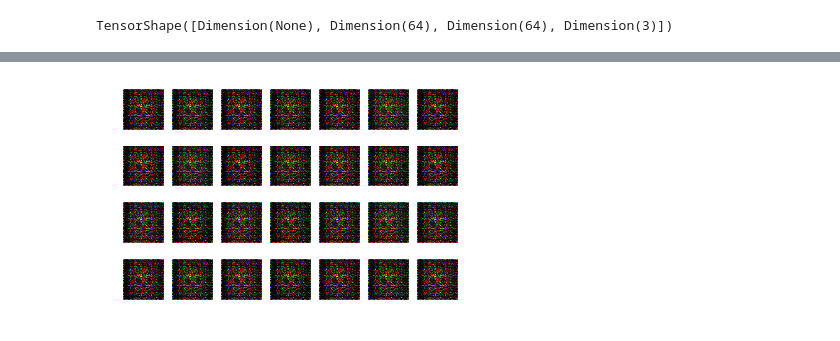
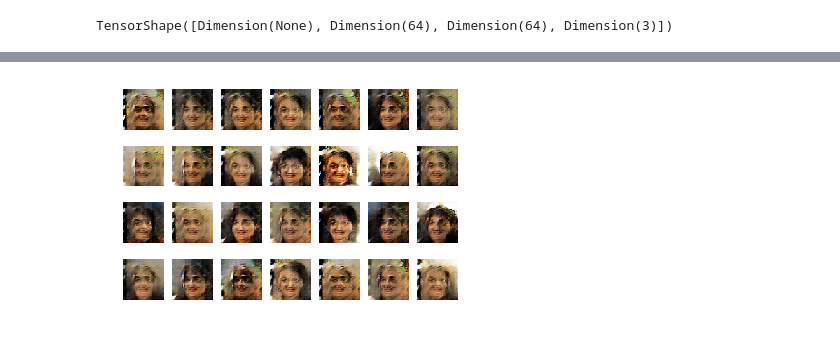
Before and after one commit to danmar3/AssociativeGAN, a Jupyter notebook: notebooks/dcgan.ipynb, the cells around one changed output, grey strips where cells are left out. Drawn from its saved outputs; the diff is of its cells as text; code cells hidden in the pictures.

Commit message:
added a folder for models. added msg projection. dcgan celeb seems to be working.

```diff
--- a/notebooks/dcgan.ipynb
+++ b/notebooks/dcgan.ipynb
@@ -28,18 +28,18 @@ input_shape
 [None, 64, 64, 3]
 # %%
 model = acgan.model.DCGAN(
-    embedding_size=100,
+    embedding_size=256,
     generator={'init_shape':(4, 4, 256),
                'units': [1024, 512, 256, 128, 3],
                'kernels': [(3, 3), (3, 3), (4, 4), (4, 4), (4, 4)],
                'strides': [(1, 1), (2, 2), (2, 2), (2, 2), (2, 2)],
                'padding': ['same', 'same', 'same', 'same', 'same']},
-    discriminator={'units':[64, 128, 256, 512],
+    discriminator={'units':[128, 256, 512, 1024],
                    'kernels':4,
                    'strides':2,
-                   'dropout':0.05}
+                   'dropout':None}
 )
-model.noise_rate.init(rate=0.001)
+# model.noise_rate.init(rate=0.001)
 # %%
 model.generator.compute_output_shape(input_shape = [None, 100])
 # %% [output]
@@ -48,7 +48,7 @@ TensorShape([Dimension(None), Dimension(64), Dimension(64), Dimension(3)])
 iter = dataset.make_one_shot_iterator()
 xreal = iter.get_next()
 
-gen = model.generator_trainer(BATCH_SIZE, learning_rate=0.0001)
+gen = model.generator_trainer(BATCH_SIZE, learning_rate=0.0002)
 #dis = model.discriminator_trainer(BATCH_SIZE, input_shape[1:])
 dis = model.discriminator_trainer(BATCH_SIZE, xreal=xreal, learning_rate=0.0002)
 # %% [output]
@@ -86,13 +80,17 @@ def large_difference(net1, net2, mul):
     loss1 = sum(net1.loss.eval() for i in range(n_eval))/n_eval
     loss2 = sum(net2.loss.eval() for i in range(n_eval))/n_eval
     return mul*loss1 < loss2
+
+dis_loss, gen_loss = session.run([dis.loss, gen.loss])
+
 try:
-    dis_loss, gen_loss = session.run([dis.loss, gen.loss])
-    for i in tqdm.tqdm(range(5000)):
-        if (gen_loss) < dis_loss:
-            _, dis_loss, gen_loss = session.run([dis.step, dis.loss, gen.loss])
+    for i in tqdm.tqdm(range(1000)):
+        #if (0.5*gen_loss) < dis_loss:
+            #for j in range(1):
+        _, dis_loss, gen_loss = session.run([dis.step, dis.loss, gen.loss])
         # if (0.0001*dis_loss) < gen_loss:
-        _, dis_loss, gen_loss = session.run([gen.step, dis.loss, gen.loss])
+        for j in range(int(gen_loss//dis_loss)):
+            _, dis_loss, gen_loss = session.run([gen.step, dis.loss, gen.loss])
         if i%100 == 0:
             print_losses()
 except KeyboardInterrupt:
@@ -114,10 +110,10 @@ step 563 | dis 0.7002143859863281 | gen 0.6999847888946533
 # %%
 import matplotlib.pyplot as plt
 import numpy as np
-xsim = dis.x.eval()
+xsim = dis.xsim.eval()
 for i in range(4*7):
     plt.subplot(4,7, i+1)
     plt.imshow(np.squeeze((xsim[i][:,:,:]+1)*0.5))
     plt.axis('off')
 # %% [output]
-[figure, old version]
+[figure, new version]
```
Also changed, not shown: parts of 5 cells of this notebook, 5 other files.
